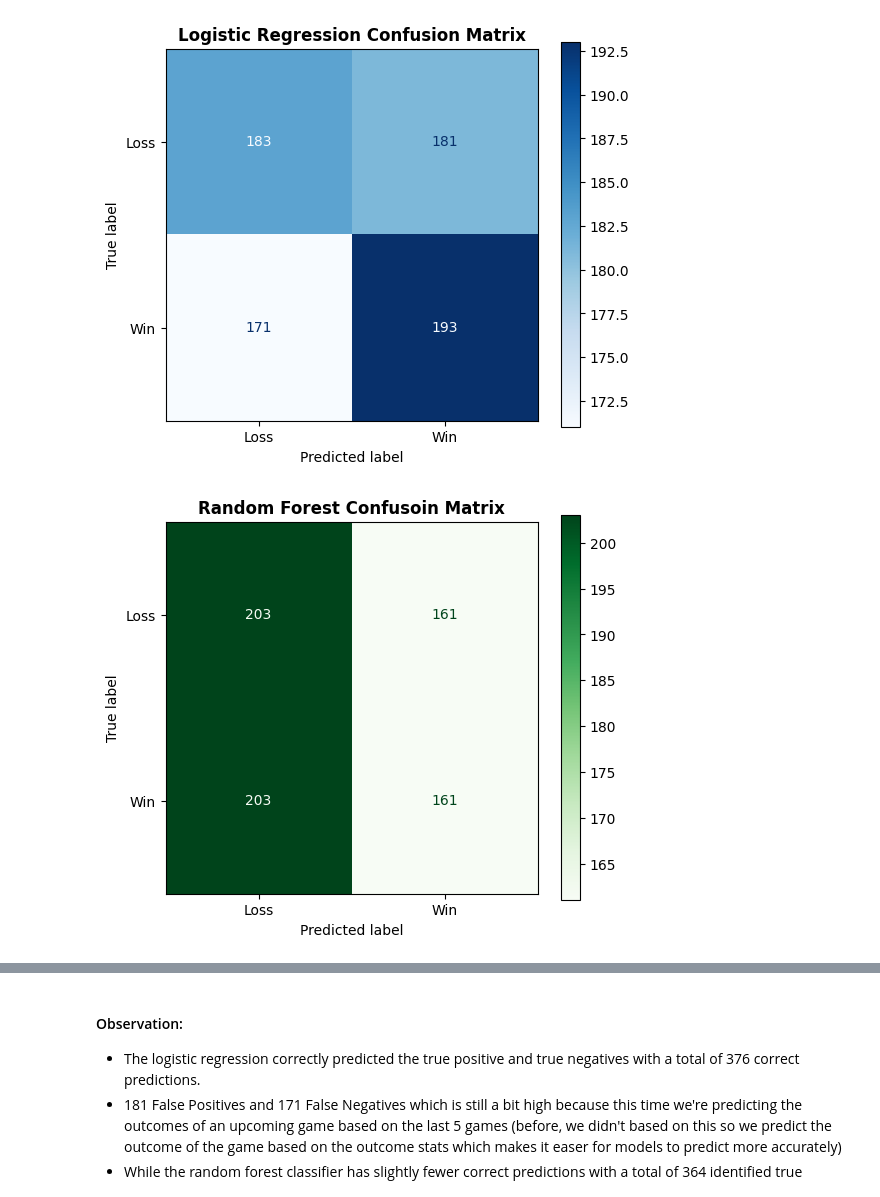
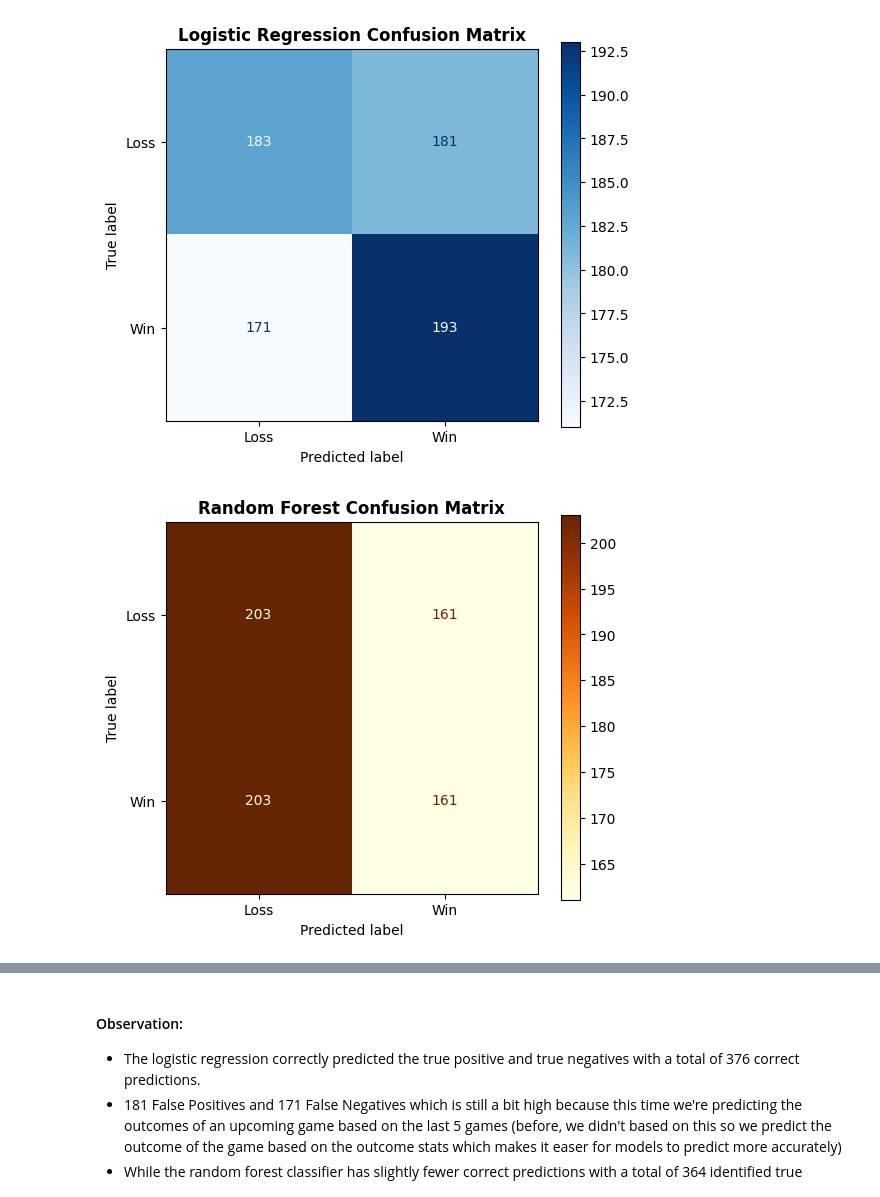
Before and after one commit to jamessabby/boxscore_ai, a Jupyter notebook: model.ipynb, the cells around one changed output, grey strips where cells are left out. Cells and saved outputs as stored; diff of their text form; code cells hidden in the pictures.

```diff
--- a/model.ipynb
+++ b/model.ipynb
@@ -109,3 +124,6 @@ clf = RandomForestClassifier(n_estimators=100, random_state=42)
+# %%
+y_train = y_train.map({'L':0, 'W':1})
+y_test = y_test.map({'L':0, 'W':1})
 # %%
 log_reg.fit(X_train, y_train)
 clf.fit(X_train, y_train)
@@ -157,10 +180,10 @@ plt.show()
 # %%
 # Random Forest Confusion Matrix Plot
 fig, ax = plt.subplots(figsize=(6, 5))
 cm_display2 = metrics.ConfusionMatrixDisplay(confusion_matrix = conf_matrix2, display_labels=['Loss', 'Win'])
 
-cm_display2.plot(cmap="Greens", ax=ax)
-ax.set_title("Random Forest Confusoin Matrix", fontsize=12, fontweight="bold")
+cm_display2.plot(cmap="YlOrBr", ax=ax)
+ax.set_title("Random Forest Confusion Matrix", fontsize=12, fontweight="bold")
 plt.show()
 # %% [output]
-[figure, old version]
+[figure, new version]
```
Also changed, not shown: parts of 7 cells of this notebook, 1 other file.
